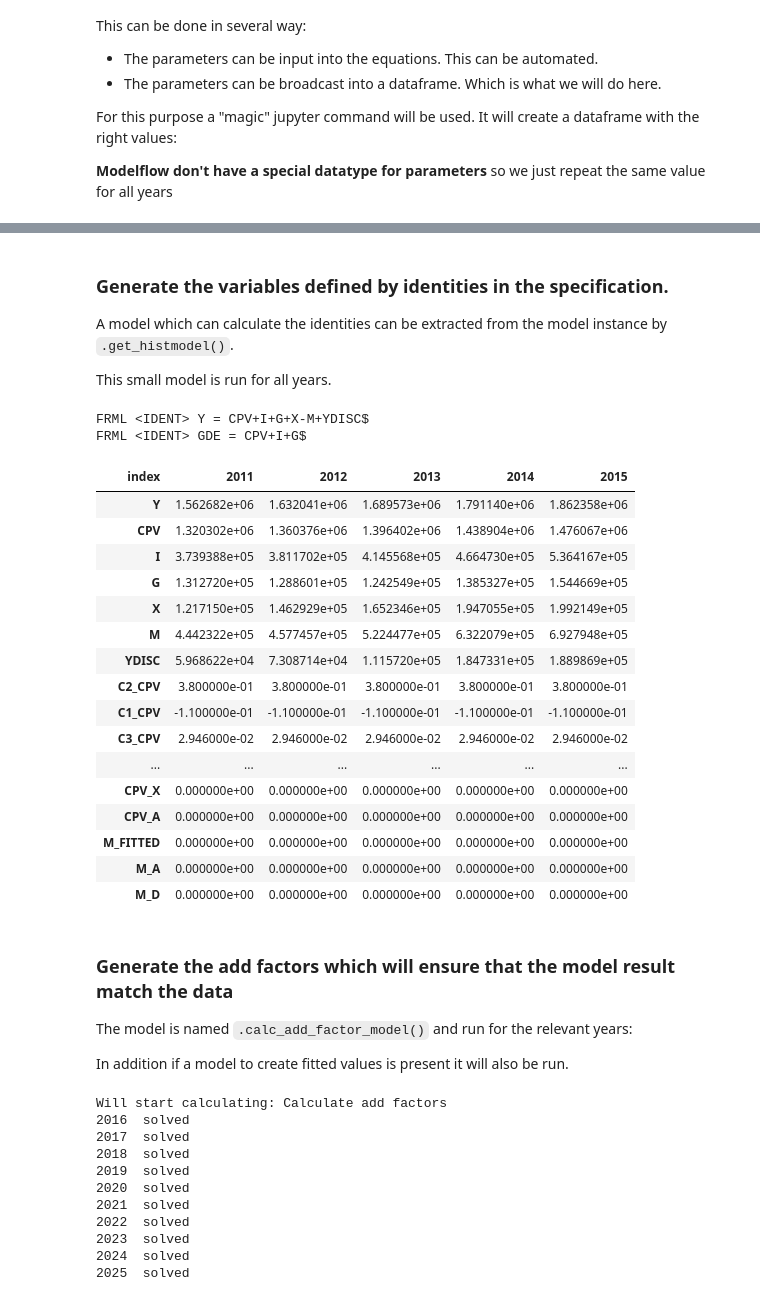
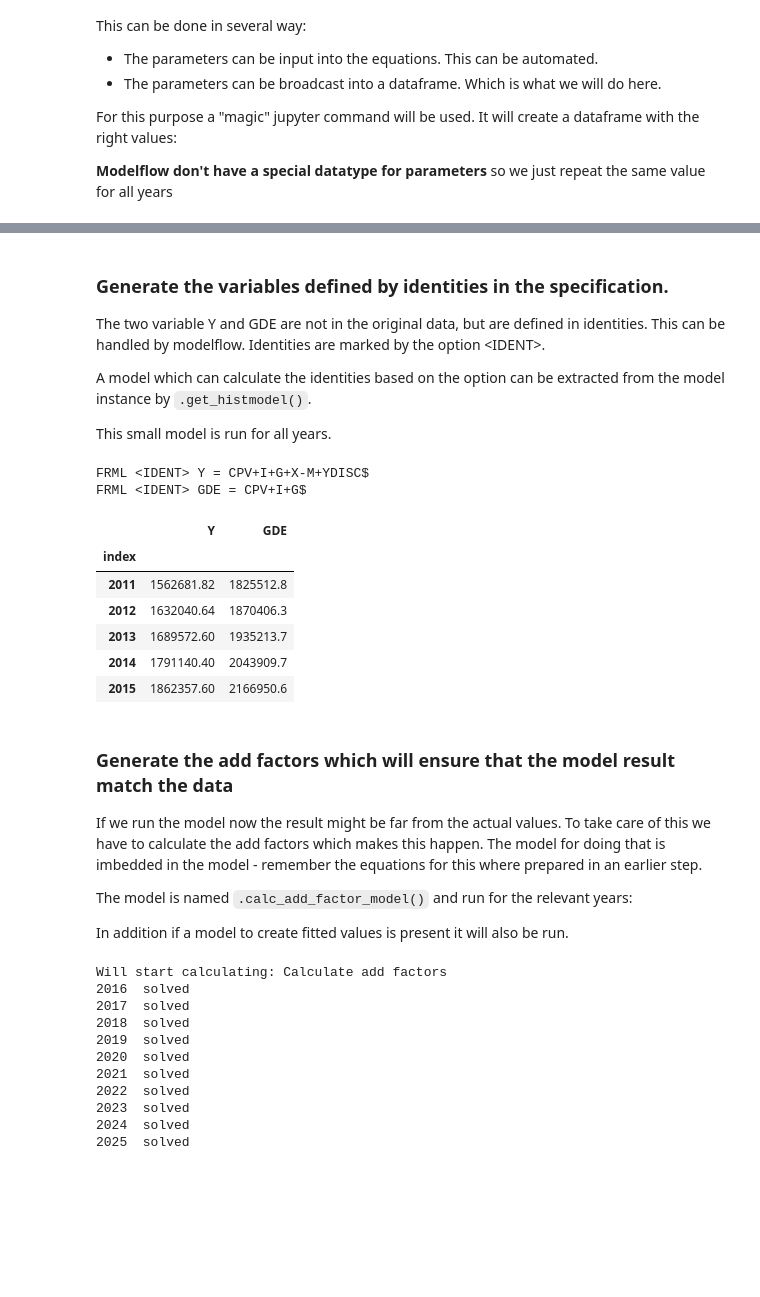
Before and after one commit to IbHansen/IbHansen.github.io, a Jupyter notebook: _sources/content/howto/smallmodel/modelstart.ipynb, the cells around one changed output, grey strips where cells are left out. Cells and saved outputs as stored; diff of their text form; code cells hidden in the pictures; blank space fills up the shorter version.

````diff
--- a/_sources/content/howto/smallmodel/modelstart.ipynb
+++ b/_sources/content/howto/smallmodel/modelstart.ipynb
@@ -283,6 +325,9 @@ baseline_first.head().T
 # %% [markdown]
 ### Generate the variables defined by identities in the specification.
-A model which can calculate the identities can be extracted from the model instance by ```.get_histmodel()```.
+The two variable Y and GDE are not in the original data, but are defined in identities. This can be
+handled by modelflow. Identities are marked by the option  \<IDENT>.
+
+A model which can calculate the identities based on the option can be extracted from the model instance by ```.get_histmodel()```.
 
 This small model is run for all years.
 # %%
@@ -297,25 +342,17 @@ baseline = hist_smallmodel(baseline_first,silent=1)
 # %%
-baseline.head().T
+baseline[['Y','GDE']].head()  # .head() returns the first 5 rows
 # %% [output]
-| index | 2011 | 2012 | 2013 | 2014 | 2015 |
-| Y | 1.562682e+06 | 1.632041e+06 | 1.689573e+06 | 1.791140e+06 | 1.862358e+06 |
-| CPV | 1.320302e+06 | 1.360376e+06 | 1.396402e+06 | 1.438904e+06 | 1.476067e+06 |
-| I | 3.739388e+05 | 3.811702e+05 | 4.145568e+05 | 4.664730e+05 | 5.364167e+05 |
-| G | 1.312720e+05 | 1.288601e+05 | 1.242549e+05 | 1.385327e+05 | 1.544669e+05 |
-| X | 1.217150e+05 | 1.462929e+05 | 1.652346e+05 | 1.947055e+05 | 1.992149e+05 |
-| M | 4.442322e+05 | 4.577457e+05 | 5.224477e+05 | 6.322079e+05 | 6.927948e+05 |
-| YDISC | 5.968622e+04 | 7.308714e+04 | 1.115720e+05 | 1.847331e+05 | 1.889869e+05 |
-| C2_CPV | 3.800000e-01 | 3.800000e-01 | 3.800000e-01 | 3.800000e-01 | 3.800000e-01 |
-| C1_CPV | -1.100000e-01 | -1.100000e-01 | -1.100000e-01 | -1.100000e-01 | -1.100000e-01 |
-| C3_CPV | 2.946000e-02 | 2.946000e-02 | 2.946000e-02 | 2.946000e-02 | 2.946000e-02 |
-| ... | ... | ... | ... | ... | ... |
-| CPV_X | 0.000000e+00 | 0.000000e+00 | 0.000000e+00 | 0.000000e+00 | 0.000000e+00 |
-| CPV_A | 0.000000e+00 | 0.000000e+00 | 0.000000e+00 | 0.000000e+00 | 0.000000e+00 |
-| M_FITTED | 0.000000e+00 | 0.000000e+00 | 0.000000e+00 | 0.000000e+00 | 0.000000e+00 |
-| M_A | 0.000000e+00 | 0.000000e+00 | 0.000000e+00 | 0.000000e+00 | 0.000000e+00 |
-| M_D | 0.000000e+00 | 0.000000e+00 | 0.000000e+00 | 0.000000e+00 | 0.000000e+00 |
+|  | Y | GDE |
+| index |  |  |
+| 2011 | 1562681.82 | 1825512.8 |
+| 2012 | 1632040.64 | 1870406.3 |
+| 2013 | 1689572.60 | 1935213.7 |
+| 2014 | 1791140.40 | 2043909.7 |
+| 2015 | 1862357.60 | 2166950.6 |
 # %% [markdown]
 ### Generate the add factors which will ensure that the model result match the data
+If we run the model now the result might be far from the actual values. To take care of this we have to calculate the add factors which makes this happen. The model for doing that is imbedded in the model - remember the equations for this where prepared in an earlier step.
+
 The model is named ```.calc_add_factor_model()``` and run for the relevant years:
 
 In addition if a model to create fitted values is present it will also be run.
````
Also changed, not shown: parts of 19 cells of this notebook, 39 other files.
